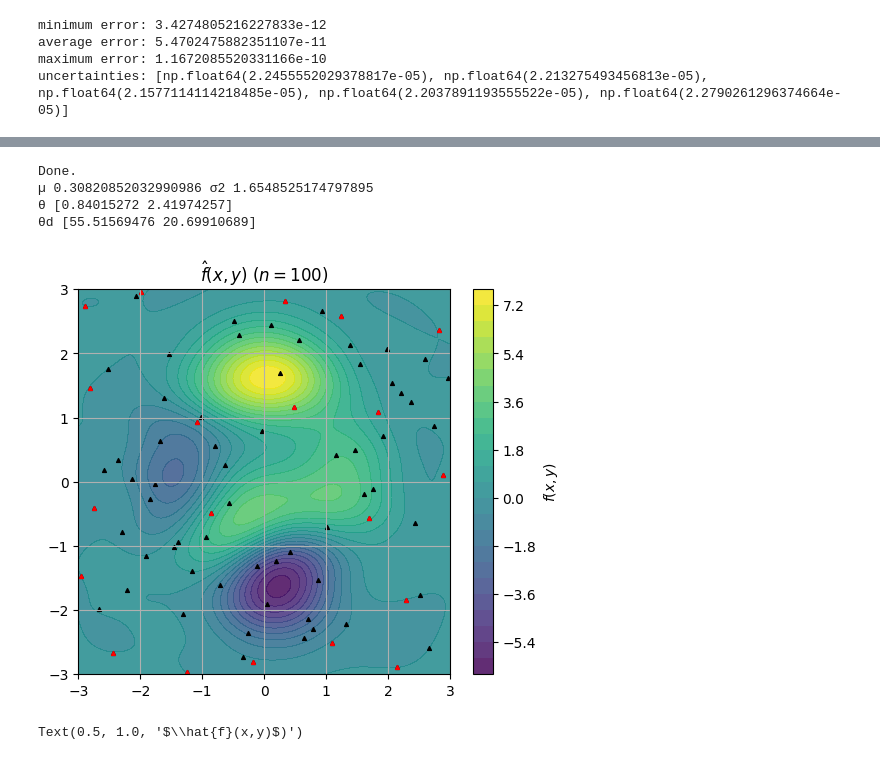
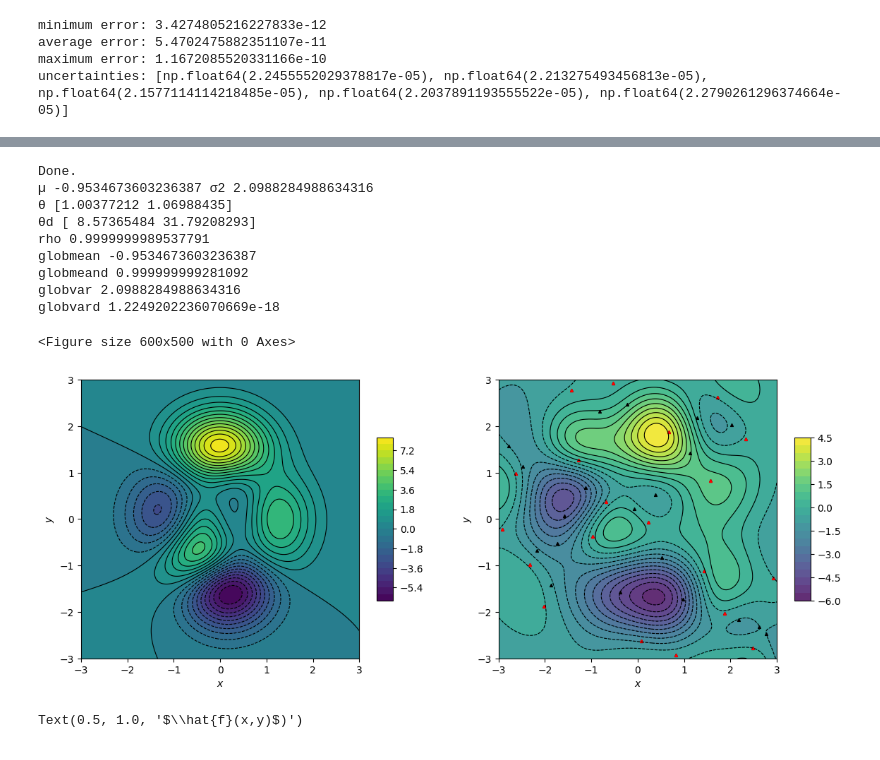
Before and after one commit to ijs32/rceu-2026, a Jupyter notebook: src/ian/surrogate-modeling/chapter-2/chapter_2.ipynb, the cells around one changed output, grey strips where cells are left out. Cells and saved outputs as stored; diff of their text form; code cells hidden in the pictures.

```diff
--- a/src/ian/surrogate-modeling/chapter-2/chapter_2.ipynb
+++ b/src/ian/surrogate-modeling/chapter-2/chapter_2.ipynb
@@ -427,7 +418,7 @@ from shared.cpcrr.methods.cokrigingfitter import CoKrigingFitter
 from shared.sample_funcs import peaks, peaksAD
 from shared.sampling import random_latin_hypercube, space_filling_latin_hypercube, find_subset, align_subset
 
-nlow = 80
+nlow = 40
 nhigh = 20
 k = 2
 
@@ -439,40 +430,49 @@ datax  = align_subset(X_sample["X"],subset)
 
 x_c = datax[:nlow]
 x_e = datax[:nhigh]
 
-y_c = peaks(x_c)
+y_c = peaksAD(x_c)
 y_e = peaks(x_e)
 
 datay = np.concatenate([y_c, y_e])
 
 
 CKF = CoKrigingFitter(
     xmin=(-3,-3),
     xmax=(3,3),
     datax=datax,
     datay=datay,
     nlow=nlow
 )
 
 CKF.fit(
     # verbose=True,
 )
 
 
 print("Done.")
 print(f"µ {CKF.globmean} σ2 {CKF.globvar}")
 print(f"θ {CKF.theta}")
 print(f"θd {CKF.thetad}")
-
-
+print(f"rho {CKF.rho}")
+print(f"globmean {CKF.globmean}")
+print(f"globmeand {CKF.globmeand}")
+print(f"globvar {CKF.globvar}")
+print(f"globvard {CKF.globvard}")
 
 CKF.plot_check_model(objective_e=peaks, res=200)
 # %% [output]
 Done.
-µ 0.30820852032990986 σ2 1.6548525174797895
-θ [0.84015272 2.41974257]
-θd [55.51569476 20.69910689]
+µ -0.9534673603236387 σ2 2.0988284988634316
+θ [1.00377212 1.06988435]
+θd [ 8.57365484 31.79208293]
+rho 0.9999999989537791
+globmean -0.9534673603236387
+globmeand 0.999999999281092
+globvar 2.0988284988634316
+globvard 1.2249202236070669e-18
+<Figure size 600x500 with 0 Axes>
-[figure, old version]
+[figure, new version]
 # %%
 import numpy as np
 import matplotlib.pyplot as plt
```
Also changed, not shown: parts of 2 cells of this notebook, 13 other files.
